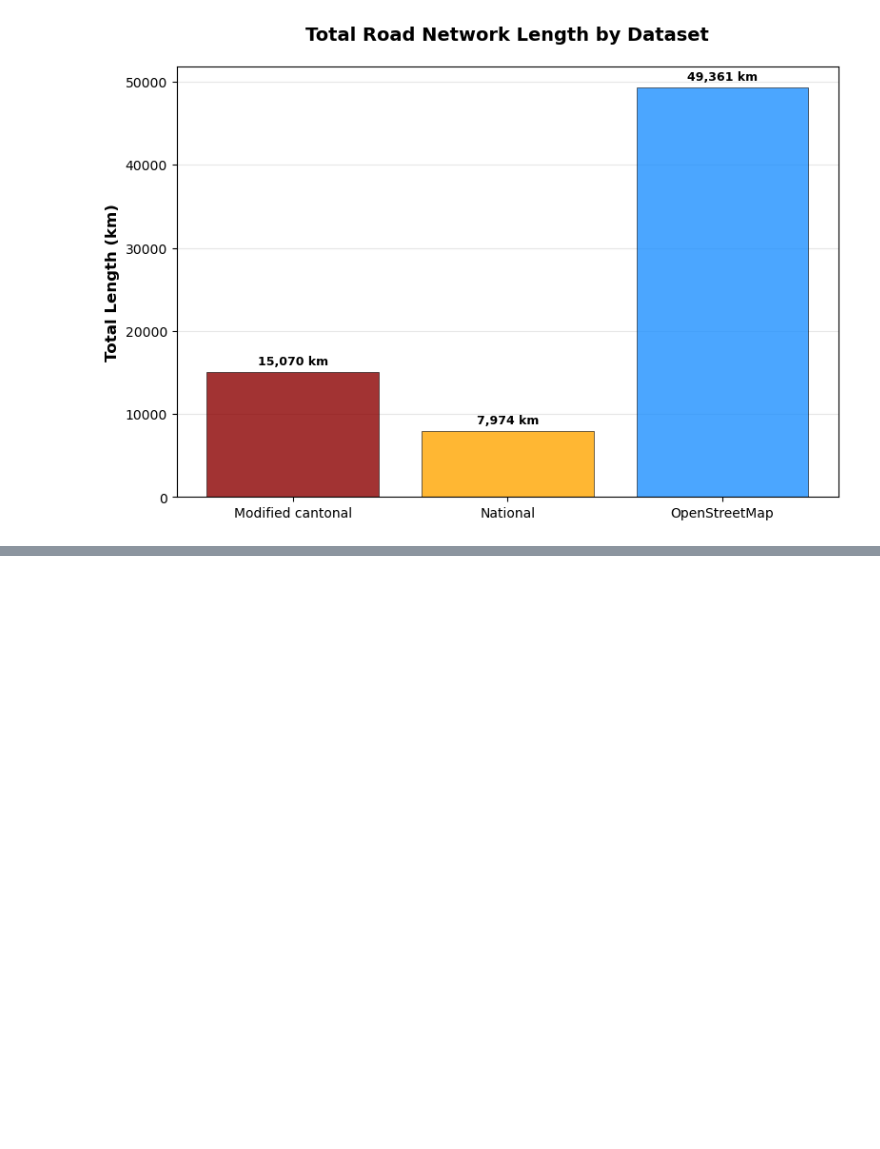
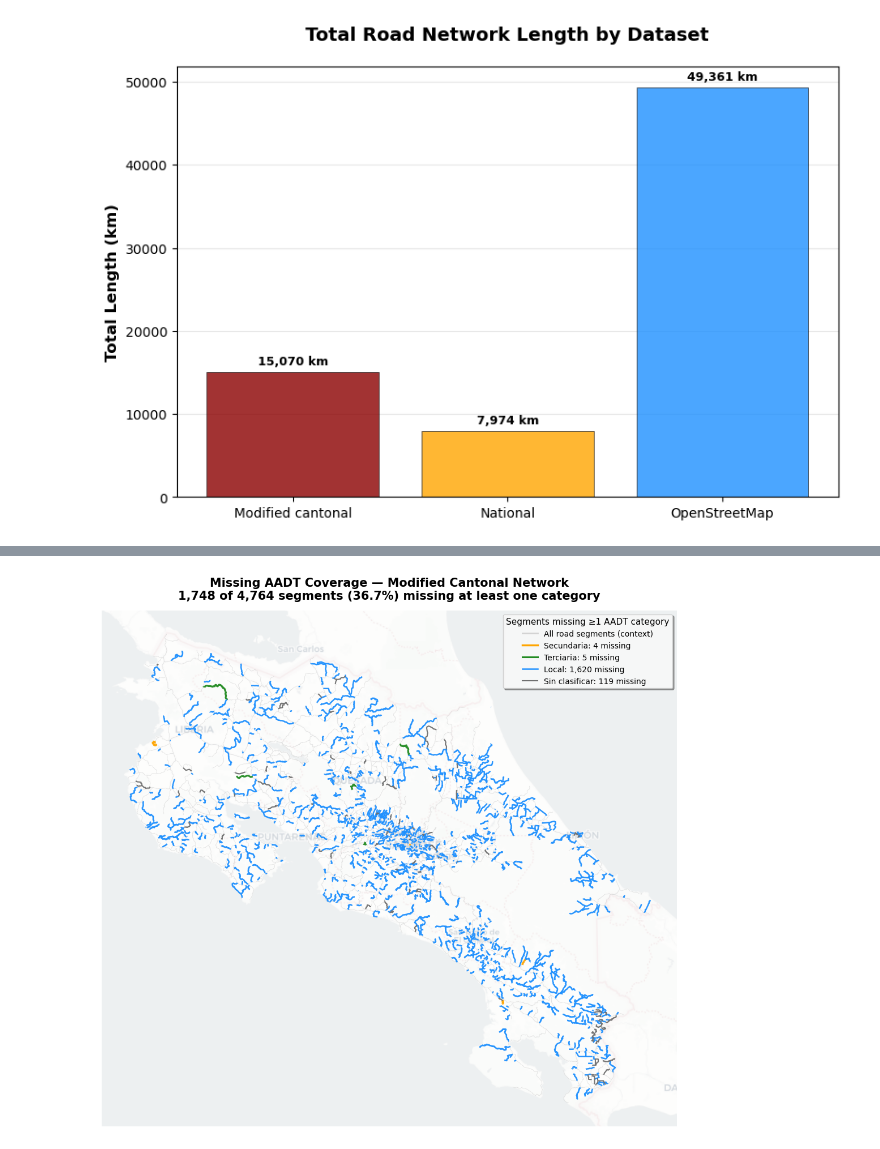
Before and after one commit to joel-deplaen-ivm/Criticality-Analysis-CR, a Jupyter notebook: notebooks/1a_Network_Figures_CR.ipynb, the cells around one changed output, grey strips where cells are left out. Cells and saved outputs as stored; diff of their text form; code cells hidden in the pictures; blank space fills up the shorter version.

```diff
--- a/notebooks/1a_Network_Figures_CR.ipynb
+++ b/notebooks/1a_Network_Figures_CR.ipynb
@@ -660,0 +747,86 @@ gdf_modified_cantonal.columns
+# %%
+# Plot road segments with missing AADT values in the modified cantonal network.
+# A segment is flagged when at least one of T9-T15 is null; zero is a valid count.
+aadt_columns = ['T9', 'T10', 'T11', 'T12', 'T13', 'T14', 'T15']
+missing_columns = [column for column in aadt_columns if column not in gdf_modified_cantonal.columns]
+if missing_columns:
+    raise KeyError(f'Missing expected AADT columns: {missing_columns}')
+
+aadt_coverage = gdf_modified_cantonal.copy()
+aadt_coverage['CLASE'] = aadt_coverage['CLASE'].fillna('Sin clasificar')
+aadt_coverage['missing_aadt_count'] = aadt_coverage[aadt_columns].isna().sum(axis=1)
+missing_aadt_mask = aadt_coverage['missing_aadt_count'].gt(0)
+missing_aadt = aadt_coverage.loc[missing_aadt_mask].copy()
+
+n_total = len(aadt_coverage)
+n_missing = int(missing_aadt_mask.sum())
+missing_pct = 100 * n_missing / n_total if n_total else np.nan
+print(f'Segments missing at least one AADT category: {n_missing:,} of {n_total:,} ({missing_pct:.1f}%)')
+print('Missing segments by road class:')
+display(missing_aadt['CLASE'].value_counts(dropna=False).rename('segments').to_frame())
+
+road_categories = ['Primaria', 'Secundaria', 'Terciaria', 'Local', 'Sin clasificar']
+road_colors = {
+    'Primaria': '#8B0000', 'Secundaria': '#FFA500', 'Terciaria': '#228B22',
+    'Local': '#1E90FF', 'Sin clasificar': '#6F6F6F',
+}
+road_widths = {
+    'Primaria': 3.0, 'Secundaria': 2.5, 'Terciaria': 2.2,
+    'Local': 1.8, 'Sin clasificar': 1.5,
+}
+
+# Web Mercator is required by the contextily basemap.
+coverage_mercator = aadt_coverage.to_crs(3857)
+missing_mercator = missing_aadt.to_crs(3857)
+
+fig, ax = plt.subplots(1, 1, figsize=(12, 10), facecolor='white')
+
+# Draw the entire network as subdued context.
+coverage_mercator.plot(
+    ax=ax, color='#D3D3D3', linewidth=0.55, alpha=0.65, zorder=1
+)
+
+# Overlay missing-data segments by road class.
+for category in road_categories:
+    category_roads = missing_mercator.loc[missing_mercator['CLASE'].eq(category)]
+    if not category_roads.empty:
+        category_roads.plot(
+            ax=ax, color=road_colors[category], linewidth=road_widths[category],
+            alpha=0.95, zorder=3,
+        )
+
+add_basemap_safe(
+    ax=ax, source=cx.providers.CartoDB.Positron, alpha=0.4, attribution=False
+)
+ax.set_aspect('equal')
+ax.axis('off')
+
+legend_elements = [
+    Line2D([0], [0], color='#D3D3D3', linewidth=2, label='All road segments (context)')
+]
+for category in road_categories:
+    count = int(missing_aadt['CLASE'].eq(category).sum())
+    if count:
+        legend_elements.append(
+            Line2D(
+                [0], [0], color=road_colors[category], linewidth=road_widths[category],
+                label=f'{category}: {count:,} missing',
+            )
+        )
+
+ax.legend(
+    handles=legend_elements, title='Segments missing ≥1 AADT category',
+    loc='upper right', fontsize=10, title_fontsize=11, frameon=True,
+    fancybox=True, shadow=True, framealpha=0.92, facecolor='white',
+    edgecolor='#CCCCCC',
+)
+ax.set_title(
+    f'Missing AADT Coverage — Modified Cantonal Network\n'
+    f'{n_missing:,} of {n_total:,} segments ({missing_pct:.1f}%) missing at least one category',
+    fontsize=15, fontweight='bold', pad=14,
+)
+
+plt.tight_layout()
+plt.savefig(figure_path / 'missing_aadt_modified_cantonal.png', dpi=300, bbox_inches='tight')
+plt.show()
+# %% [output]
@@ -660,0 +841 @@ gdf_modified_cantonal.columns
+[figure, added]
```
Also changed, not shown: parts of 4 cells of this notebook, 4 other files.
